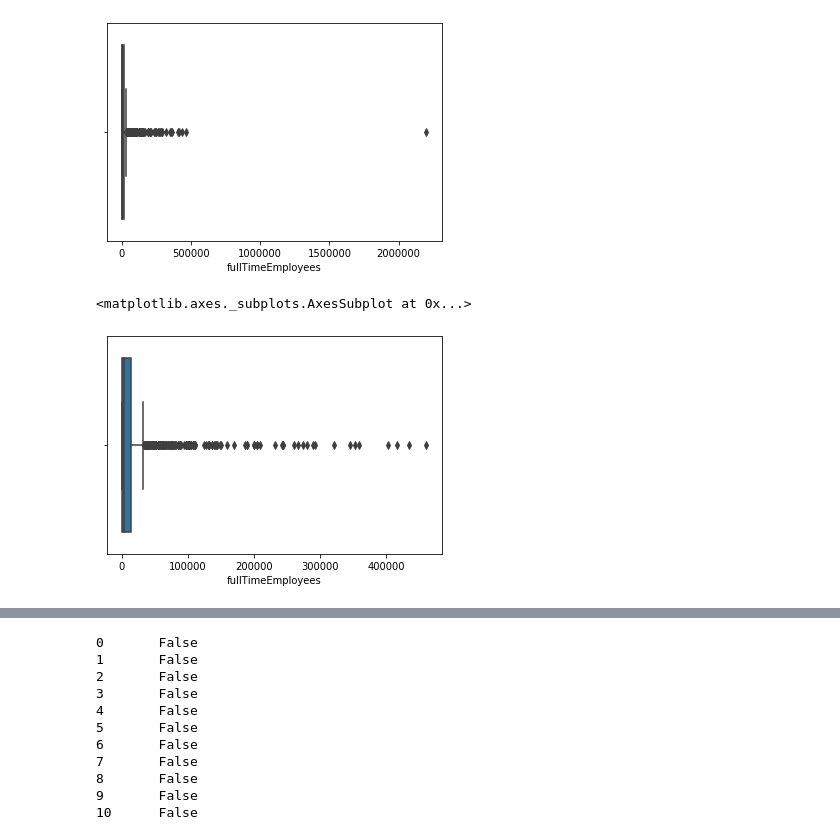
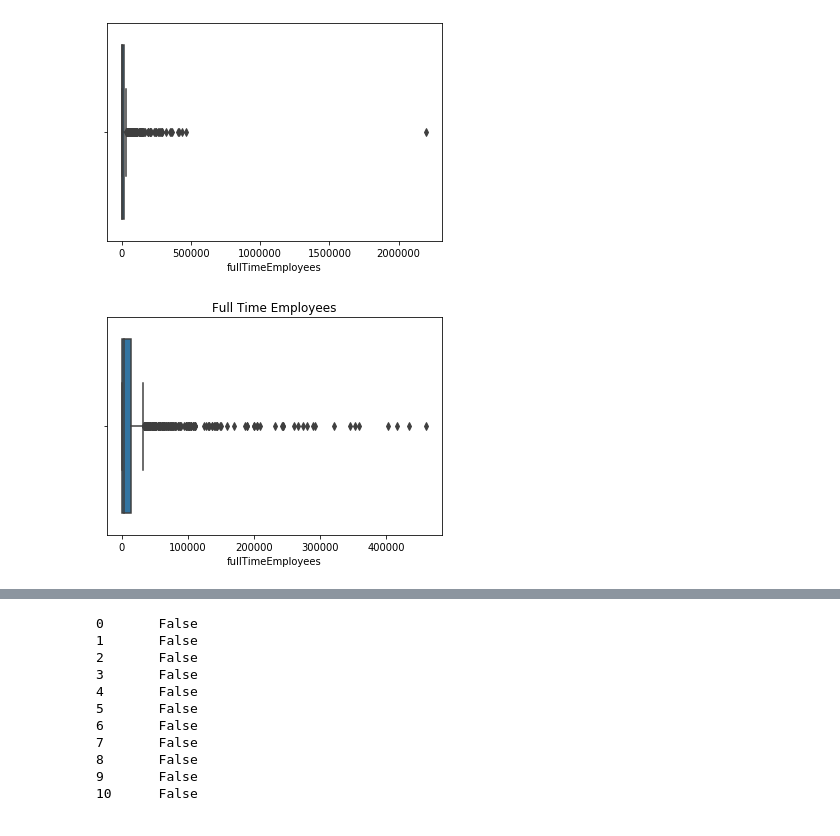
Before and after one commit to ipatel467/Stock-Market-Analysis, a Jupyter notebook: StocksP2.ipynb, the cells around one changed output, grey strips where cells are left out. Cells and saved outputs as stored; diff of their text form; code cells hidden in the pictures.

```diff
--- a/StocksP2.ipynb
+++ b/StocksP2.ipynb
@@ -151,10 +151,10 @@ sns.boxplot(x= div_df['fullTimeEmployees'])
 # %%
 div_df = div_df[div_df.fullTimeEmployees != 2200000]
 # %%
-sns.boxplot(x= div_df['fullTimeEmployees'])
+sns.boxplot(x= div_df['fullTimeEmployees']);
+plt.title('Full Time Employees');
 # %% [output]
-<matplotlib.axes._subplots.AxesSubplot at 0x...>
-[figure, old version]
+[figure, new version]
 # %%
 div_df['fullTimeEmployees'].fillna(value=np.random.uniform(1,100000), inplace=True)
 # %%
```
Also changed, not shown: parts of 13 cells of this notebook.
